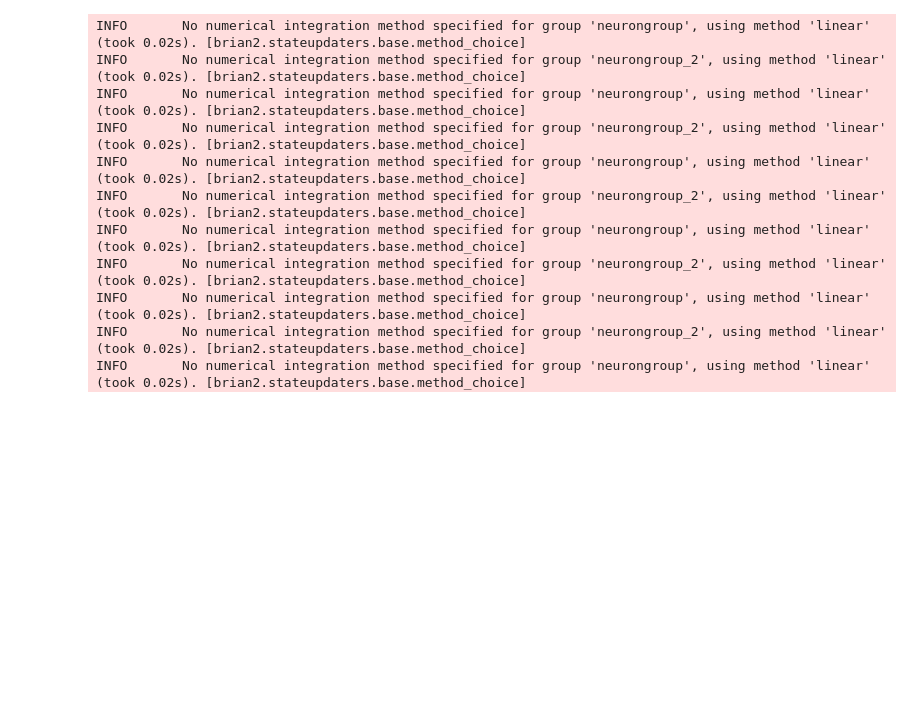
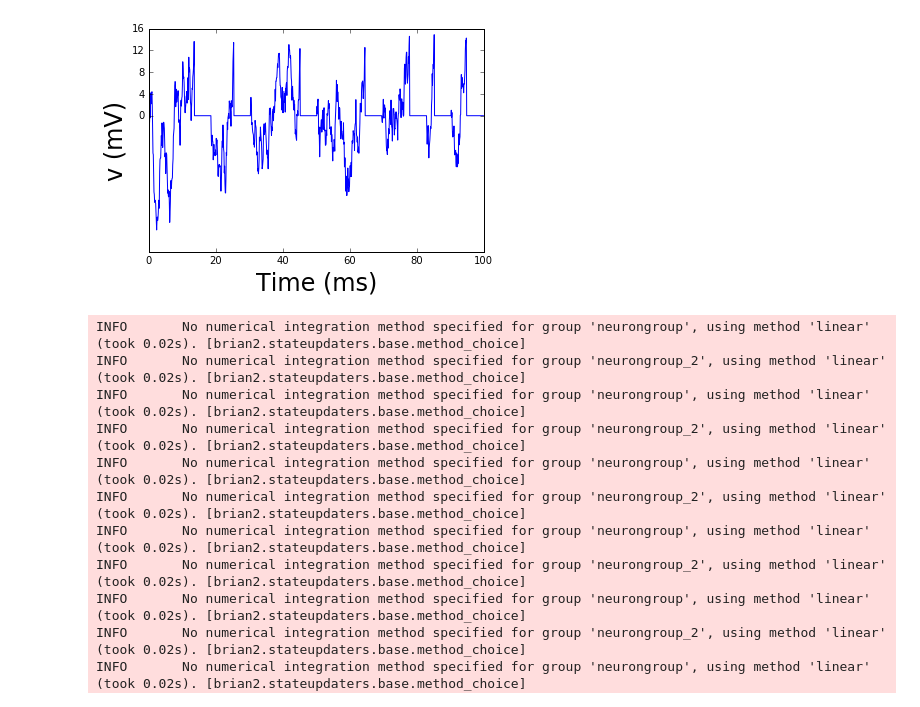
Before and after one commit to ngundotra/neuronStuff, a Jupyter notebook: Using Brian2 for following LIF paper.ipynb, the cells around one changed output. Drawn from its saved outputs; the diff is of its cells as text; code cells hidden in the pictures; blank space fills up the shorter version.

```diff
--- a/Using Brian2 for following LIF paper.ipynb
+++ b/Using Brian2 for following LIF paper.ipynb
@@ -43,5 +42,6 @@ INFO       No numerical integration method specified for group 'neurongroup', us
 # %%
-# This is just #2 - random I(t)
+# This is just section 2 - random I(t)
+# Not fully functioning right now.
 start_scope()
 N = 1 # number of neurons
 tau_m = 10 * ms # membrane time constant
@@ -49,17 +49,15 @@ v_r = 0 * mV # reset potential
 v_th = 15 * mV # threshold potential
 I_c = 20 * mV # constant input current
 
-
+stimulus = TimedArray(np.random.rand(int(runtime/defaultclock.dt)))
 
 eqs = '''
-dv/dt = -(v-I)/tau_m : volt
-I = (15 + 5 * rand()) * mV : volt
+dv/dt = -(v-stimulus(t))/tau_m : volt (unless refractory)
 '''
 
-lif = NeuronGroup(N, model=eqs, threshold='v>v_th', reset='v=v_r')
-# You can add randomness in initial membrane potential by changing the following line
+lif = NeuronGroup(N, model=eqs, threshold='v>v_th', reset='v=v_r', refractory=5*ms)
 
-lif.v = v_r + 0 * mV * rand(len(lif))
+lif.v = v_r
 
 spikes = SpikeMonitor(lif)
 v_trace = StateMonitor(lif, 'v', record=True)
@@ -78,3 +76,4 @@ show()
+[figure, added]
 # %%
 # me trying to generate f-I graph for diff values of I and failing
 # - Noah
```
Also changed, not shown: parts of 4 cells of this notebook.
